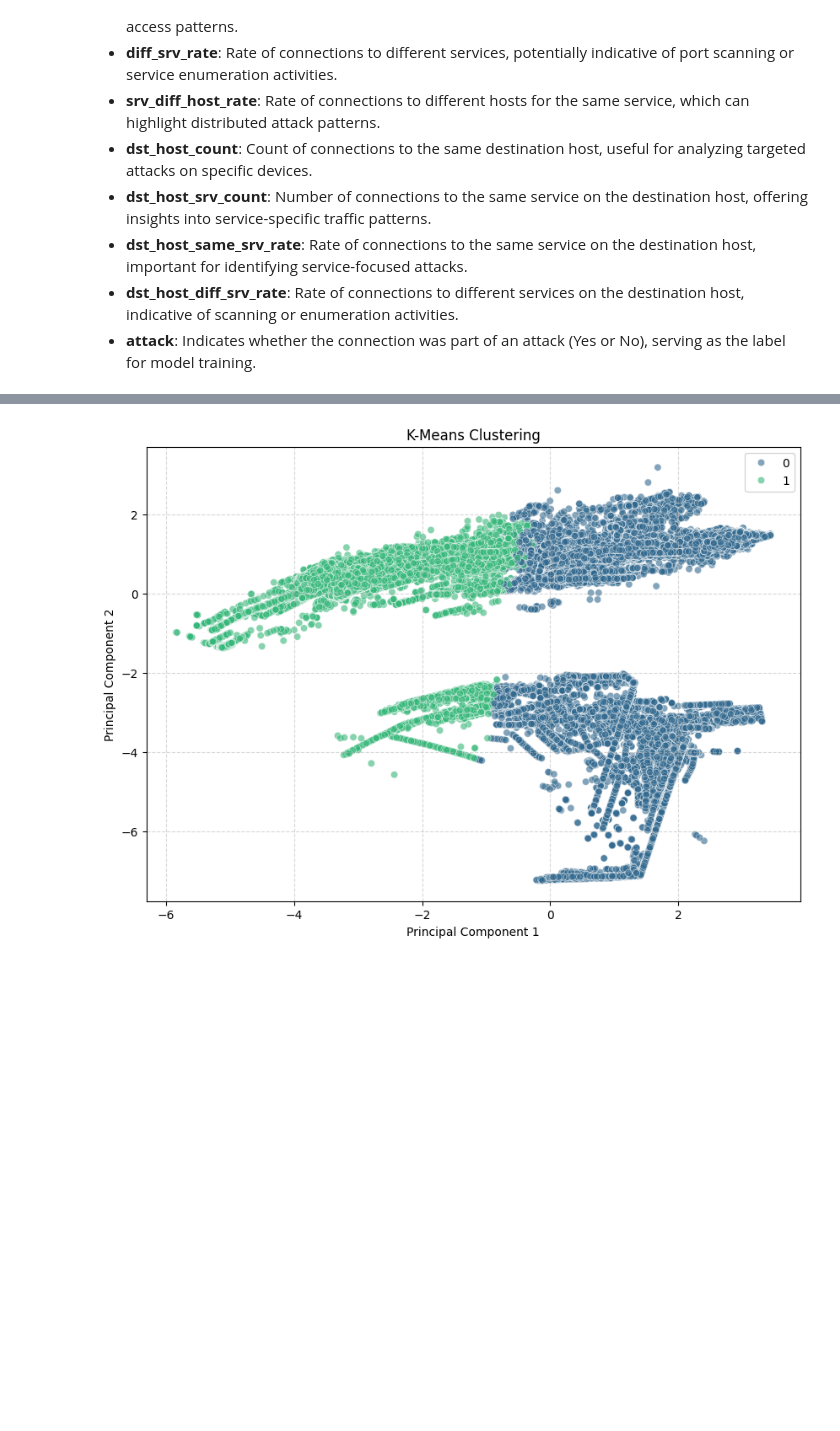
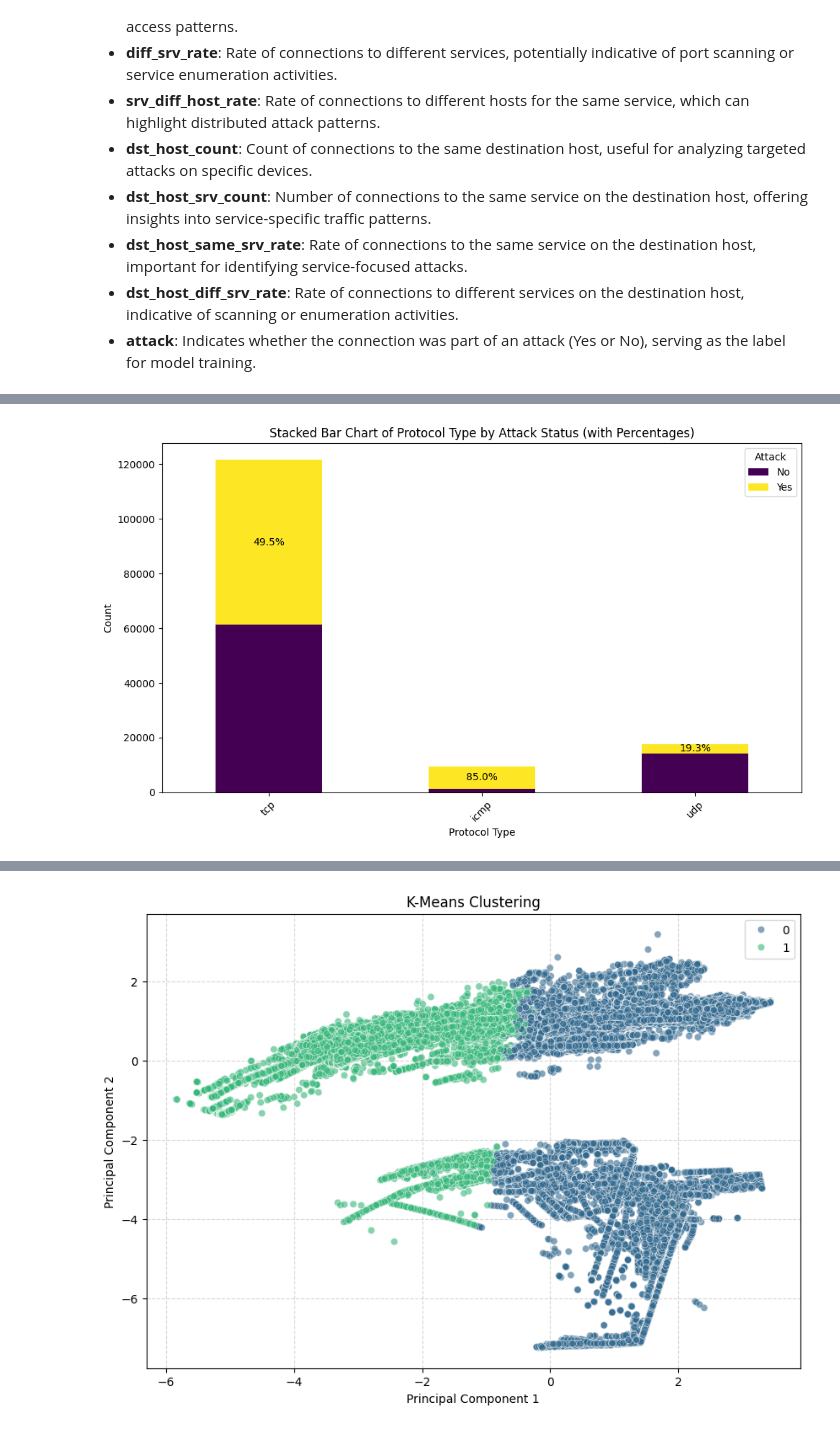
Before and after one commit to ArhamAli80/Data-Portfolio, a Jupyter notebook: Smart_Home_Intrusion_detection.ipynb, the cells around one changed output, grey strips where cells are left out. Drawn from its saved outputs; the diff is of its cells as text; code cells hidden in the pictures; blank space fills up the shorter version.

```diff
--- a/Smart_Home_Intrusion_detection.ipynb
+++ b/Smart_Home_Intrusion_detection.ipynb
@@ -68,0 +97,46 @@ memory usage: 27.2+ MB
+# %%
+import matplotlib.pyplot as plt
+import seaborn as sns
+import pandas as pd
+
+# Create a crosstab to count occurrences of each protocol type by attack status
+protocol_attack_counts = pd.crosstab(data['protocol_type'], data['attack'])
+
+# Sort by the number of 'Yes' attacks in descending order
+protocol_attack_counts_sorted = protocol_attack_counts.sort_values(by='Yes', ascending=False)
+
+# Calculate percentages for stacking
+protocol_attack_percentages = protocol_attack_counts_sorted.div(protocol_attack_counts_sorted.sum(axis=1), axis=0) * 100
+
+# Plotting the stacked bar chart (removed alpha=0.7 as per 'undo last step')
+fig, ax = plt.subplots(figsize=(10, 6))
+protocol_attack_counts_sorted.plot(kind='bar', stacked=True, ax=ax, colormap='viridis')
+
+plt.title('Stacked Bar Chart of Protocol Type by Attack Status (with Percentages)')
+plt.xlabel('Protocol Type')
+plt.ylabel('Count')
+plt.xticks(rotation=45)
+plt.legend(title='Attack')
+plt.tight_layout()
+
+# Add percentage labels
+for container in ax.containers:
+    # Only show labels for 'Yes' attacks
+    if container.get_label() == 'Yes':
+        labels = [f'{w:.1f}%' for w in protocol_attack_percentages[container.get_label()]]
+        for i, p in enumerate(container.patches):
+            width = p.get_width()
+            height = p.get_height()
+            x, y = p.get_xy()
+
+            if height > 0: # Only add label if the bar segment has height
+                ax.text(x + width / 2,
+                        y + height / 2,
+                        labels[i],
+                        ha='center',
+                        va='center',
+                        color='black', # Set color to black for 'Yes' attack labels
+                        fontsize=10)
+plt.show()
+# %% [output]
+[figure, added]
```
Also changed, not shown: parts of 4 cells of this notebook.
